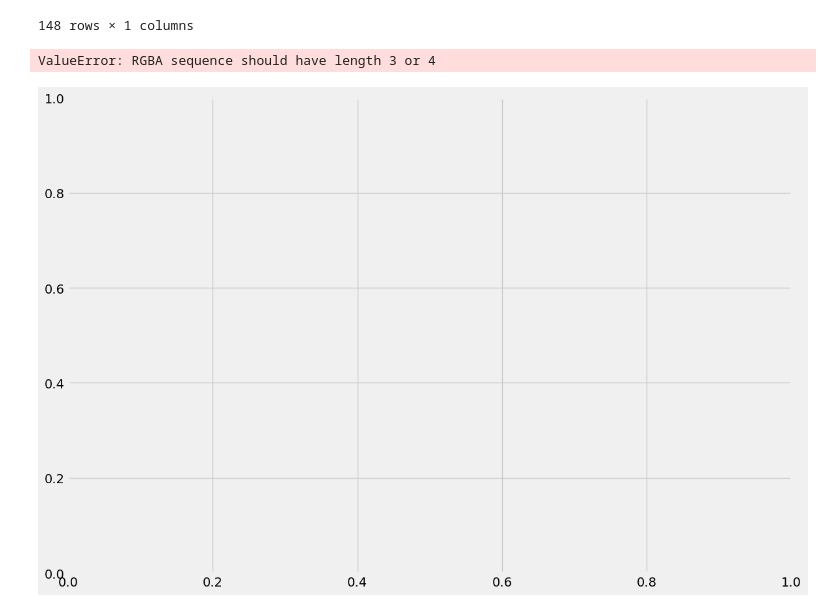
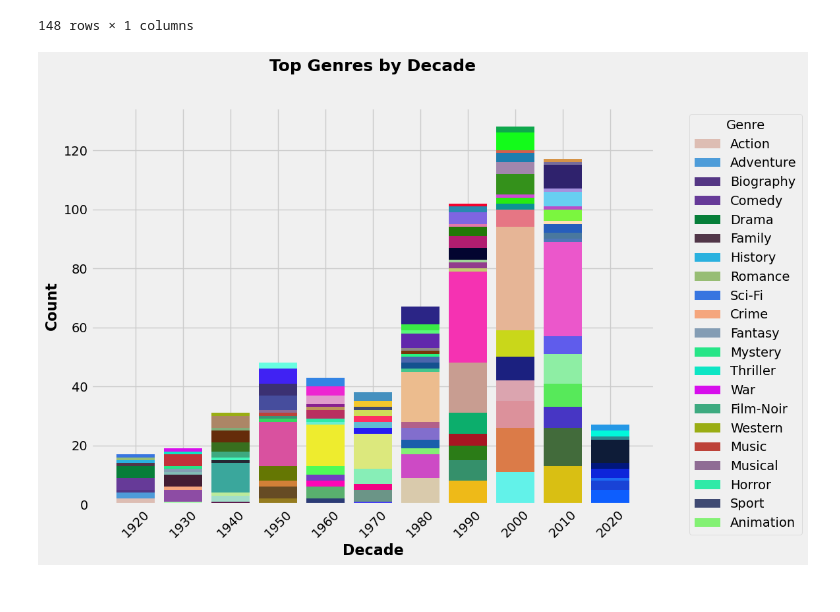
Before and after one commit to dmitkov28/notebooks, a Jupyter notebook: notebooks/ML/movies/imdb/imdb_2.ipynb, the cells around one changed output. Cells and saved outputs as stored; diff of their text form; code cells hidden in the pictures.

Commit message:
add visualizations

```diff
--- a/notebooks/ML/movies/imdb/imdb_2.ipynb
+++ b/notebooks/ML/movies/imdb/imdb_2.ipynb
@@ -524,33 +524,32 @@ year_to_x = {year: i for i, year in enumerate(years)}
 for genre_data, value in zip(sorted_data, top_genres_by_decade.values):
     year, genre = genre_data
     x = year_to_x[year]
 
     label = genre if genre not in used_labels else ""
-    ax.bar(x, value[0], bottom=bottoms[x], label=label, width=0.8, color=)
+    ax.bar(x, value[0], bottom=bottoms[x], label=label, width=0.8, color=(np.random.random(), np.random.random(), np.random.random()))
 
     # Update the bottom for the next bar in this stack
     bottoms[x] += value[0]
 
     # Add this label to the set of used labels
     used_labels.add(genre)
 
 # Set the x-axis labels to be the years
 ax.set_xticks(range(len(years)))
 ax.set_xticklabels(years, rotation=45)
 
 # Add labels and title
 ax.set_xlabel('Decade')
 ax.set_ylabel('Count')
 ax.set_title('Top Genres by Decade')
 
 # Add legend
 ax.legend(title='Genre', bbox_to_anchor=(1.05, 1), loc='upper left')
 
 # Adjust layout to prevent cutting off labels
 plt.tight_layout()
 
 # Show the plot
 plt.show()
 # %% [output]
-ValueError: RGBA sequence should have length 3 or 4
-[figure, old version]
+[figure, new version]
```
Also changed, not shown: parts of 21 cells of this notebook.
